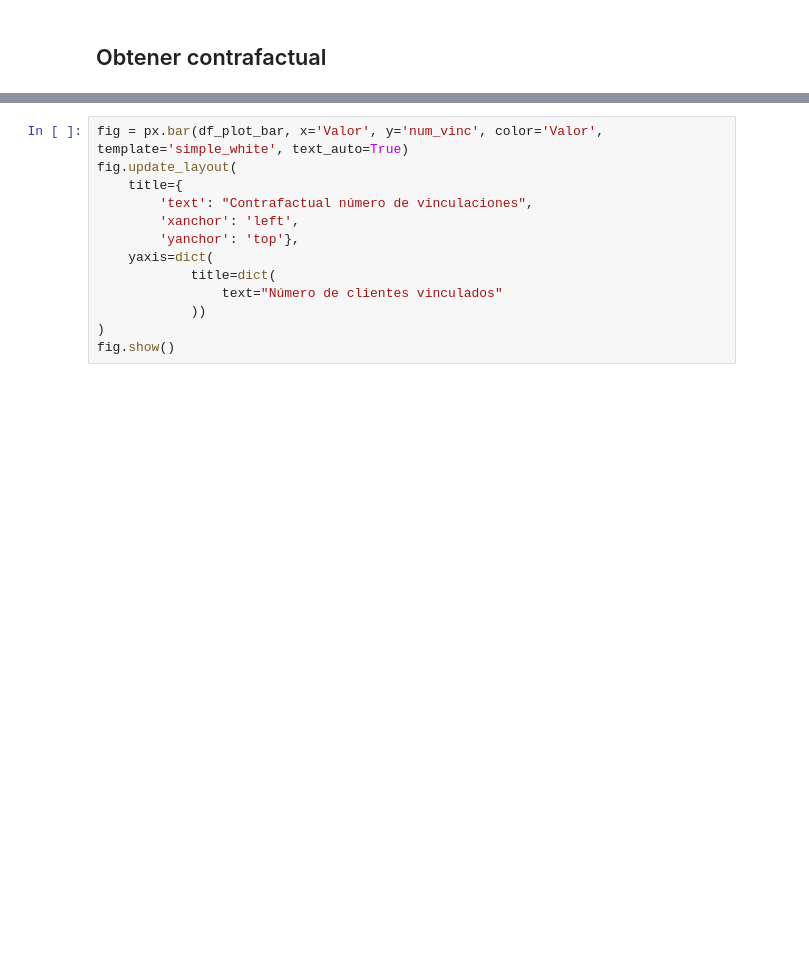
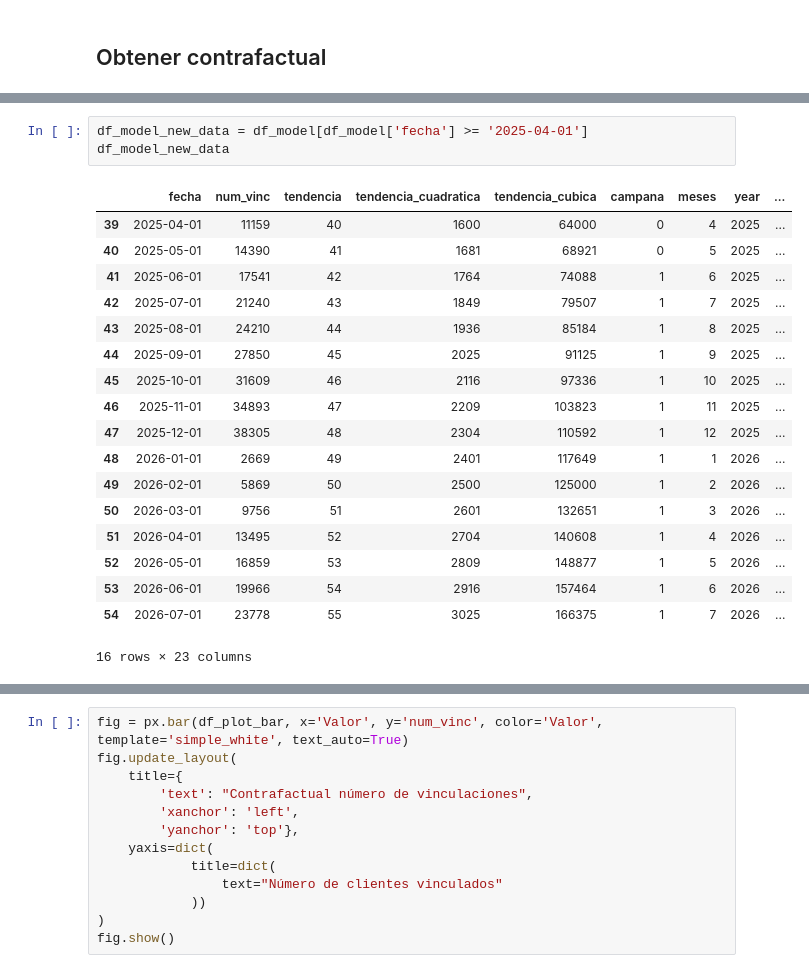
Before and after one commit to Santlond/ADQUIRENCIA_FERIA_EVA_github, a Jupyter notebook: data_analyisis_hist_vinc_y_uso_adqui_1_a_1.ipynb, the cells around one changed output, grey strips where cells are left out. Saved outputs shown, nothing was run; the diff lists cells and outputs as text; blank space fills up the shorter version.

```diff
--- a/data_analyisis_hist_vinc_y_uso_adqui_1_a_1.ipynb
+++ b/data_analyisis_hist_vinc_y_uso_adqui_1_a_1.ipynb
@@ -1259,0 +940,22 @@ df_plot
+# %%
+df_model_new_data = df_model[df_model['fecha'] >= '2025-04-01']
+df_model_new_data
+# %% [output]
+|  | fecha | num_vinc | tendencia | tendencia_cuadratica | tendencia_cubica | campana | meses | year | ... |
+| 39 | 2025-04-01 | 11159 | 40 | 1600 | 64000 | 0 | 4 | 2025 | ... |
+| 40 | 2025-05-01 | 14390 | 41 | 1681 | 68921 | 0 | 5 | 2025 | ... |
+| 41 | 2025-06-01 | 17541 | 42 | 1764 | 74088 | 1 | 6 | 2025 | ... |
+| 42 | 2025-07-01 | 21240 | 43 | 1849 | 79507 | 1 | 7 | 2025 | ... |
+| 43 | 2025-08-01 | 24210 | 44 | 1936 | 85184 | 1 | 8 | 2025 | ... |
+| 44 | 2025-09-01 | 27850 | 45 | 2025 | 91125 | 1 | 9 | 2025 | ... |
+| 45 | 2025-10-01 | 31609 | 46 | 2116 | 97336 | 1 | 10 | 2025 | ... |
+| 46 | 2025-11-01 | 34893 | 47 | 2209 | 103823 | 1 | 11 | 2025 | ... |
+| 47 | 2025-12-01 | 38305 | 48 | 2304 | 110592 | 1 | 12 | 2025 | ... |
+| 48 | 2026-01-01 | 2669 | 49 | 2401 | 117649 | 1 | 1 | 2026 | ... |
+| 49 | 2026-02-01 | 5869 | 50 | 2500 | 125000 | 1 | 2 | 2026 | ... |
+| 50 | 2026-03-01 | 9756 | 51 | 2601 | 132651 | 1 | 3 | 2026 | ... |
+| 51 | 2026-04-01 | 13495 | 52 | 2704 | 140608 | 1 | 4 | 2026 | ... |
+| 52 | 2026-05-01 | 16859 | 53 | 2809 | 148877 | 1 | 5 | 2026 | ... |
+| 53 | 2026-06-01 | 19966 | 54 | 2916 | 157464 | 1 | 6 | 2026 | ... |
+| 54 | 2026-07-01 | 23778 | 55 | 3025 | 166375 | 1 | 7 | 2026 | ... |
+16 rows × 23 columns
```
Also changed, not shown: parts of 39 cells of this notebook.
